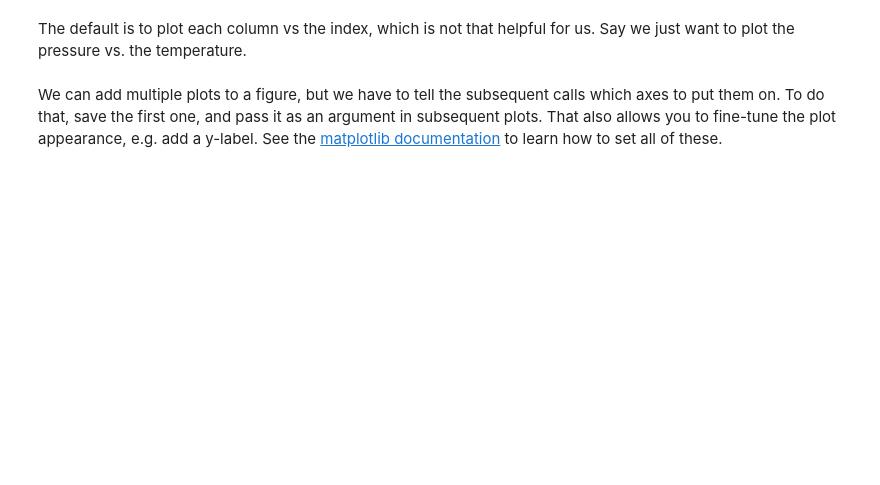
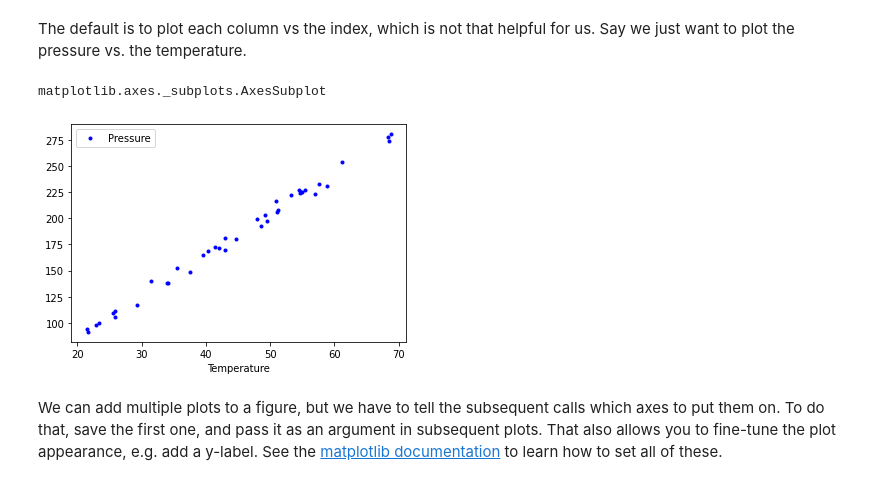
Before and after one commit to Steel-Bank-codespaces/s23-06681, a Jupyter notebook: lectures/02-pandas-intro/pandas-intro.ipynb, the cells around one changed output. Cells and saved outputs as stored; diff of their text form; code cells hidden in the pictures; blank space fills up the shorter version.

```diff
--- a/lectures/02-pandas-intro/pandas-intro.ipynb
+++ b/lectures/02-pandas-intro/pandas-intro.ipynb
@@ -118,7 +322,11 @@ df.plot();
 # %% [markdown]
 The default is to plot each column vs the index, which is not that helpful for us. Say we just want to plot the pressure vs. the temperature.
 # %%
-df.plot(x='Temperature', y='Pressure', style='b.');
+p = df.plot(x='Temperature', y='Pressure', style='b.');
+type(p)
+# %% [output]
+matplotlib.axes._subplots.AxesSubplot
+[figure, added]
 # %% [markdown]
 We can add multiple plots to a figure, but we have to tell the subsequent calls which axes to put them on. To do that, save the first one, and pass it as an argument in subsequent plots.  That also allows you to fine-tune the plot appearance, e.g. add a y-label. See the [matplotlib documentation](https://matplotlib.org/contents.html) to learn how to set all of these.
 # %%
```
Also changed, not shown: parts of 58 cells of this notebook.
